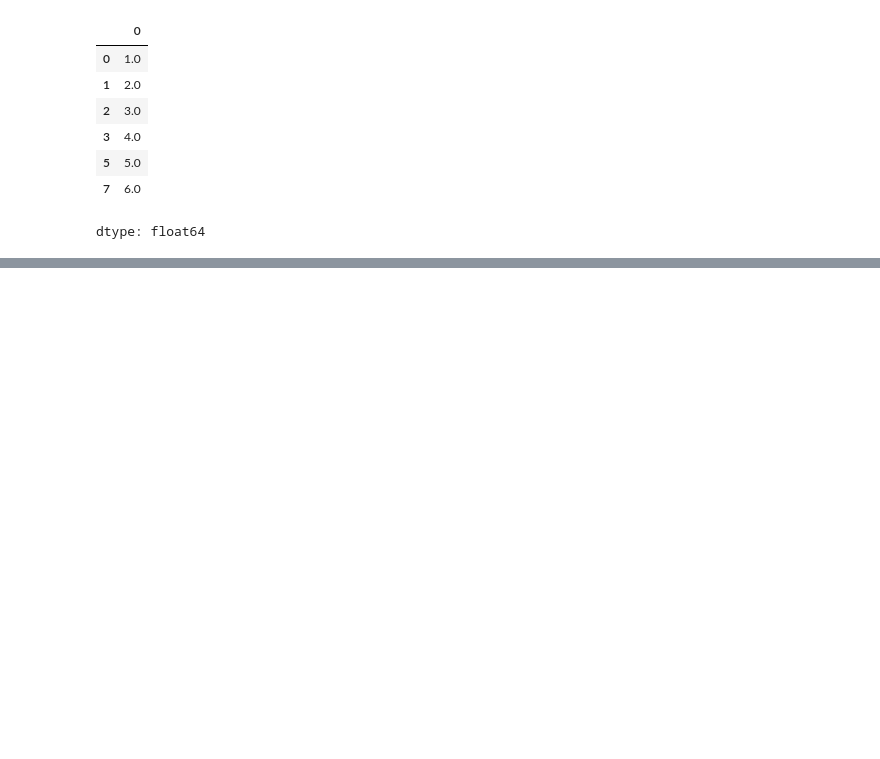
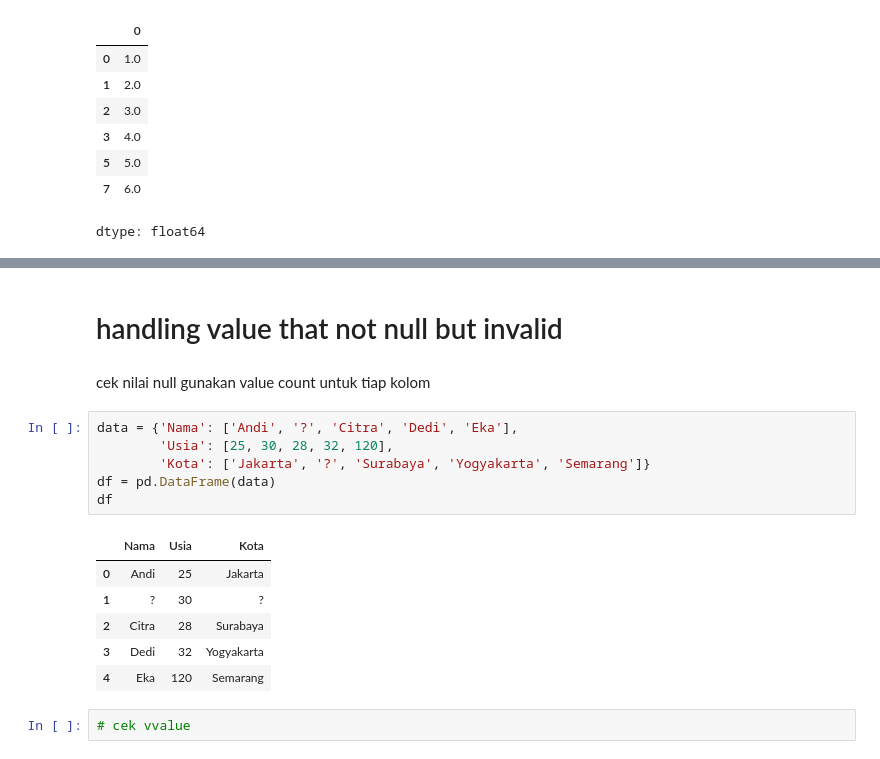
Before and after one commit to DVN111/Data-Analyst-Portfolio, a Jupyter notebook: PANDAS_Learning.ipynb, the cells around one changed output, grey strips where cells are left out. Cells and saved outputs as stored; diff of their text form; blank space fills up the shorter version.

```diff
--- a/PANDAS_Learning.ipynb
+++ b/PANDAS_Learning.ipynb
@@ -414,0 +507,19 @@ filled_with_mmean = null_series.fillna(null_series.mean())
+# %% [markdown]
+# handling value that not null but invalid
+# %% [markdown]
+ cek nilai null gunakan value count untuk tiap kolom
+# %%
+data = {'Nama': ['Andi', '?', 'Citra', 'Dedi', 'Eka'],
+        'Usia': [25, 30, 28, 32, 120],
+        'Kota': ['Jakarta', '?', 'Surabaya', 'Yogyakarta', 'Semarang']}
+df = pd.DataFrame(data)
+df
+# %% [output]
+|  | Nama | Usia | Kota |
+| 0 | Andi | 25 | Jakarta |
+| 1 | ? | 30 | ? |
+| 2 | Citra | 28 | Surabaya |
+| 3 | Dedi | 32 | Yogyakarta |
+| 4 | Eka | 120 | Semarang |
+# %%
+# cek vvalue
```
Also changed, not shown: parts of 11 cells of this notebook.
